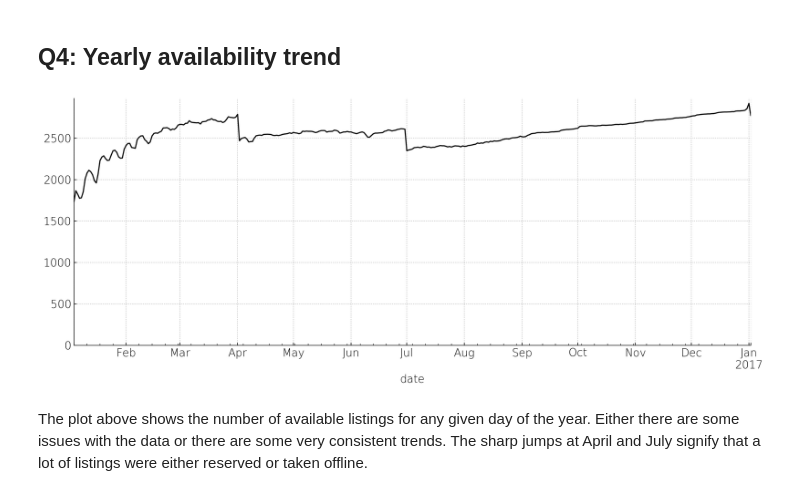
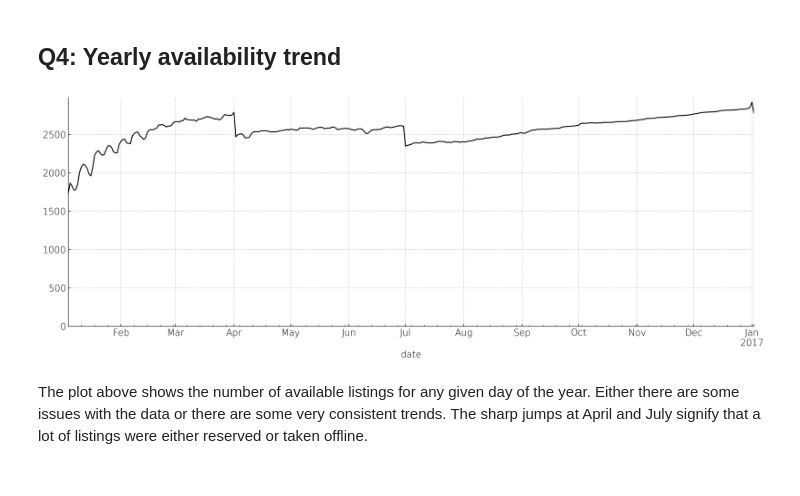
Before and after one commit to jiekebo/udacity_data_science_blog_post, a Jupyter notebook: notebook/Seattle Airbnb Data Analysis.ipynb, the cells around one changed output. Drawn from its saved outputs; the diff is of its cells as text; code cells hidden in the pictures.

Commit message:
Added updated images used for blog post

```diff
--- a/notebook/Seattle Airbnb Data Analysis.ipynb
+++ b/notebook/Seattle Airbnb Data Analysis.ipynb
@@ -282,9 +350,11 @@ fig.set_tight_layout(True);
 # %%
 fig,ax = plt.subplots(figsize=(16,6), dpi=200)
 calendar_clean[calendar_clean['available'] == 't'].groupby('date').size().plot(ax=ax, c='k')
-ax.set_ylim(0,None);
+ax.set_ylim(0,None)
+fig.set_tight_layout(True)
+fig.savefig('yearly_availability_trend.png', dpi=200);
 # %% [output]
-[figure, old version]
+[figure, new version]
 # %% [markdown]
 The plot above shows the number of available listings for any given day of the year. Either there are some issues with the data or there are some very consistent trends. The sharp jumps at April and July signify that a lot of listings were either reserved or taken offline.
 # %% [markdown]
```
Also changed, not shown: parts of 42 cells of this notebook, 10 other files.
